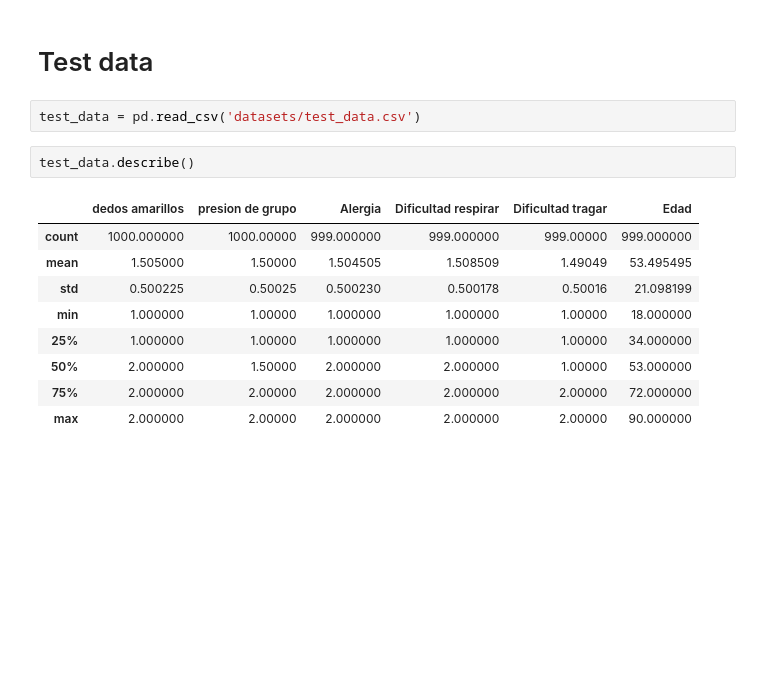
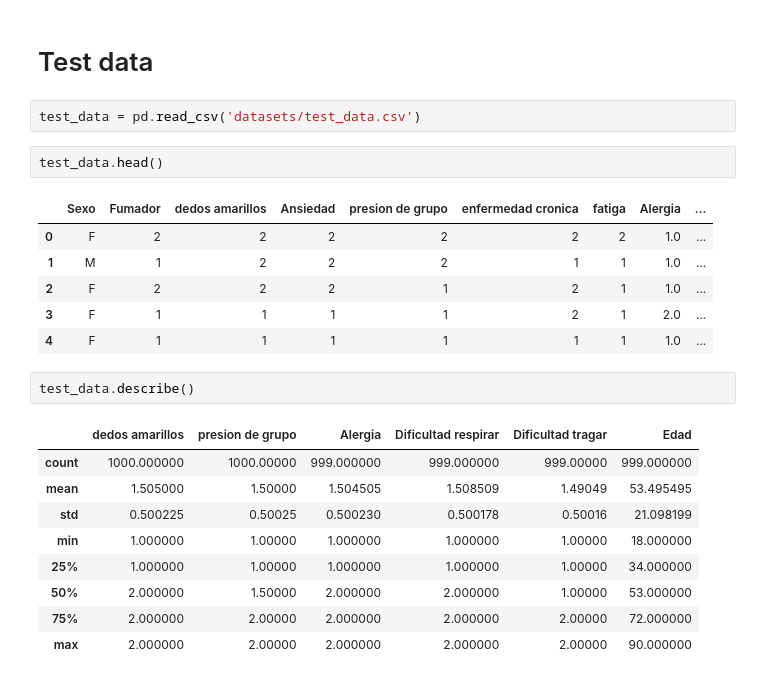
Before and after one commit to eric-castillo05/HackatecITZacatepec-Filtro-FaseLocal-2024, a Jupyter notebook: modelos.ipynb, the cells around one changed output. Cells and saved outputs as stored; diff of their text form; blank space fills up the shorter version.

```diff
--- a/models.ipynb
+++ b/modelos.ipynb
@@ -250,6 +201,15 @@ dump(model1, 'model/model.joblib');
 # Test data #
 # %%
 test_data = pd.read_csv('datasets/test_data.csv')
+# %%
+test_data.head()
+# %% [output]
+|  | Sexo | Fumador | dedos amarillos | Ansiedad | presion de grupo | enfermedad cronica | fatiga | Alergia | ... |
+| 0 | F | 2 | 2 | 2 | 2 | 2 | 2 | 1.0 | ... |
+| 1 | M | 1 | 2 | 2 | 2 | 1 | 1 | 1.0 | ... |
+| 2 | F | 2 | 2 | 2 | 1 | 2 | 1 | 1.0 | ... |
+| 3 | F | 1 | 1 | 1 | 1 | 2 | 1 | 2.0 | ... |
+| 4 | F | 1 | 1 | 1 | 1 | 1 | 1 | 1.0 | ... |
 # %%
 test_data.describe()
 # %% [output]
```
Also changed, not shown: parts of 52 cells of this notebook, 4 other files.
